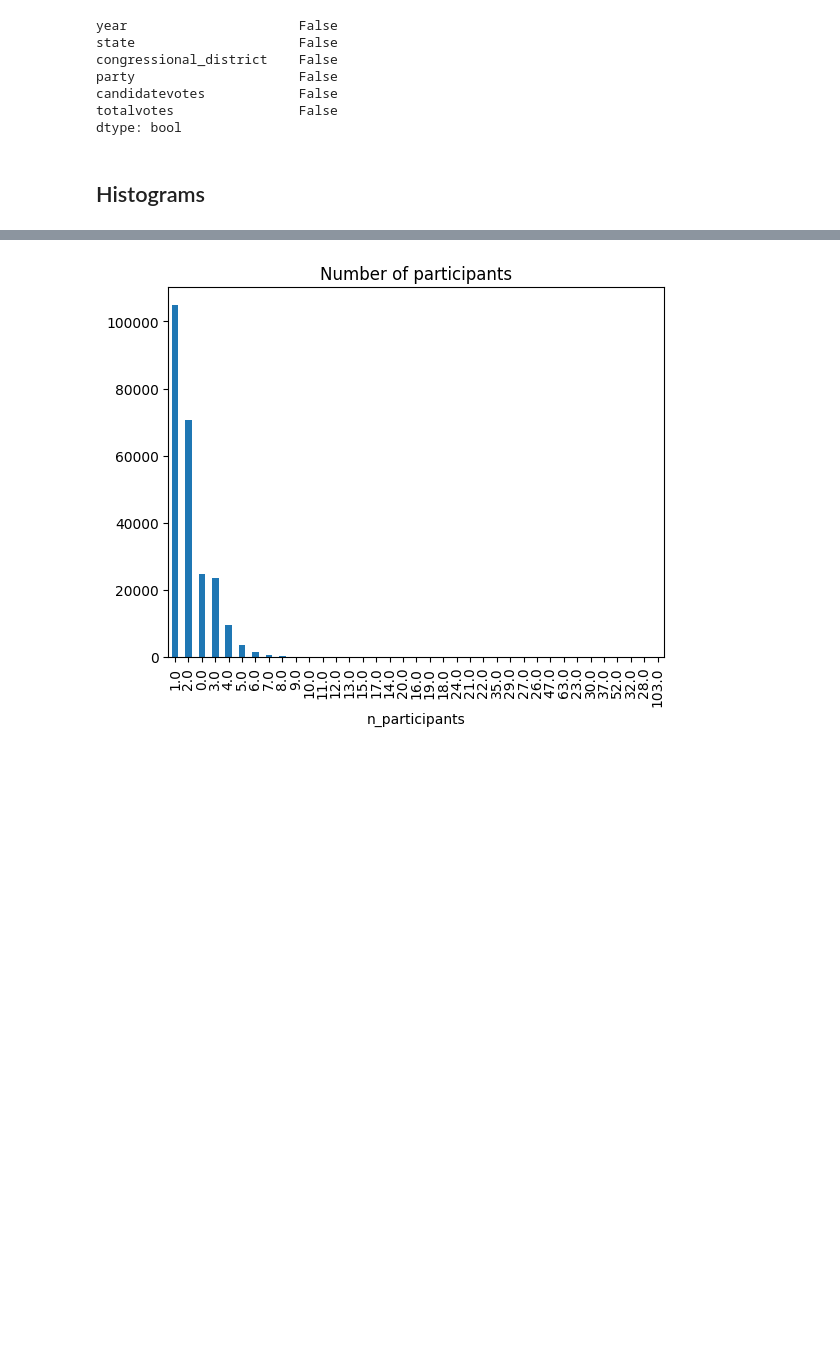
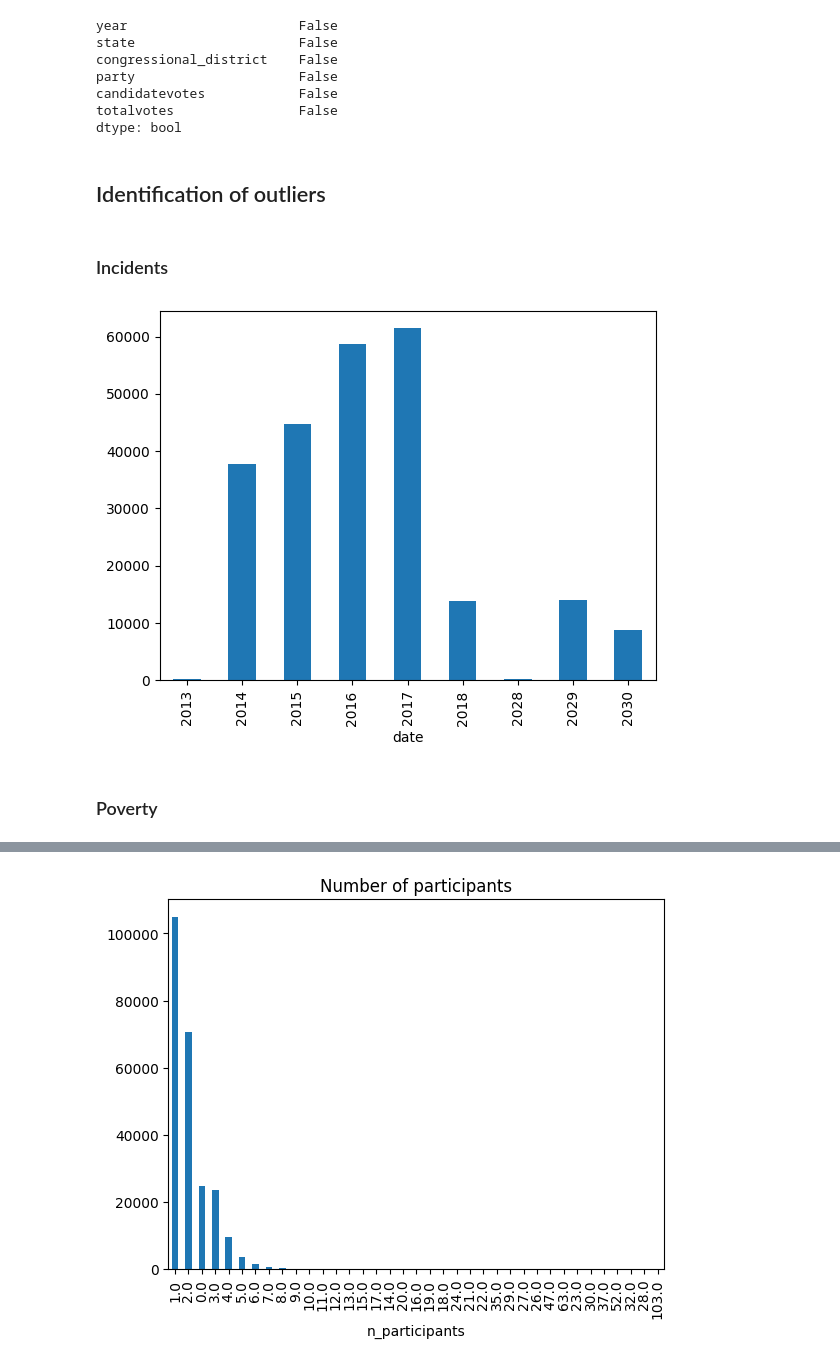
Before and after one commit to irenedovichi/DM-project, a Jupyter notebook: DataUnderstanding.ipynb, the cells around one changed output, grey strips where cells are left out. Cells and saved outputs as stored; diff of their text form; code cells hidden in the pictures; blank space fills up the shorter version.

Commit message:
added stuff to Data Understanding

```diff
--- a/DataUnderstanding.ipynb
+++ b/DataUnderstanding.ipynb
@@ -157,5 +175,18 @@ party                     False
 candidatevotes            False
 totalvotes                False
 dtype: bool
+# %% [markdown]
+## Identification of outliers
 # %% [markdown]
-## Histograms
+### Incidents
+# %%
+# We want to identify the dates in df_incidents that are erroneous
+
+df_incidents.date = pd.to_datetime(df_incidents.date, errors='coerce') # the invalid dates are set to NaT (=Not a Time)
+
+df_incidents.date.groupby(df_incidents.date.dt.year).count().plot(kind='bar')
+plt.show()
+
+# From the following histogram we deduce that there are some incidents that should have happened after 2023 (the year we are in), so it is certainly impossible for us to have this data today
+# %% [output]
+[figure, added]
@@ -161,0 +195,2 @@ dtype: bool
+# %% [markdown]
+### Poverty
```
Also changed, not shown: parts of 12 cells of this notebook.
